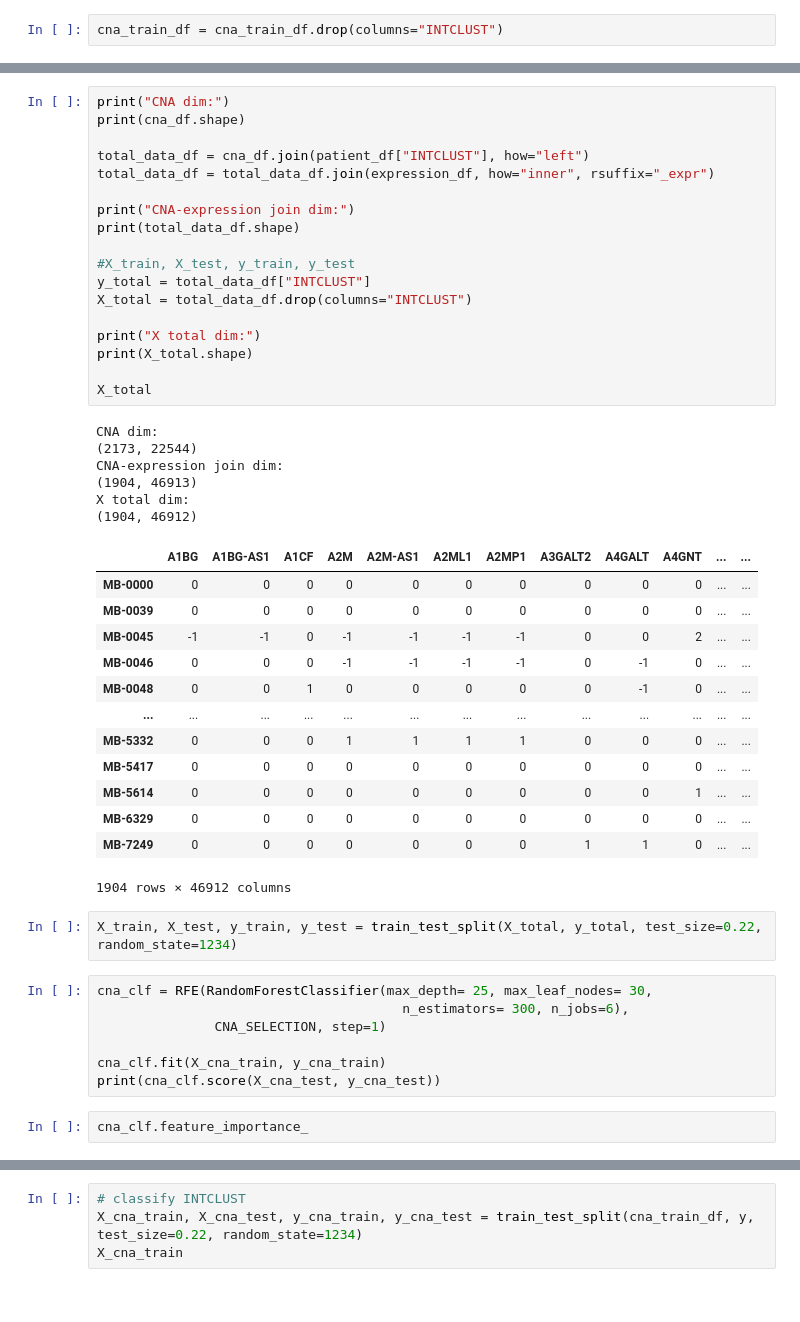
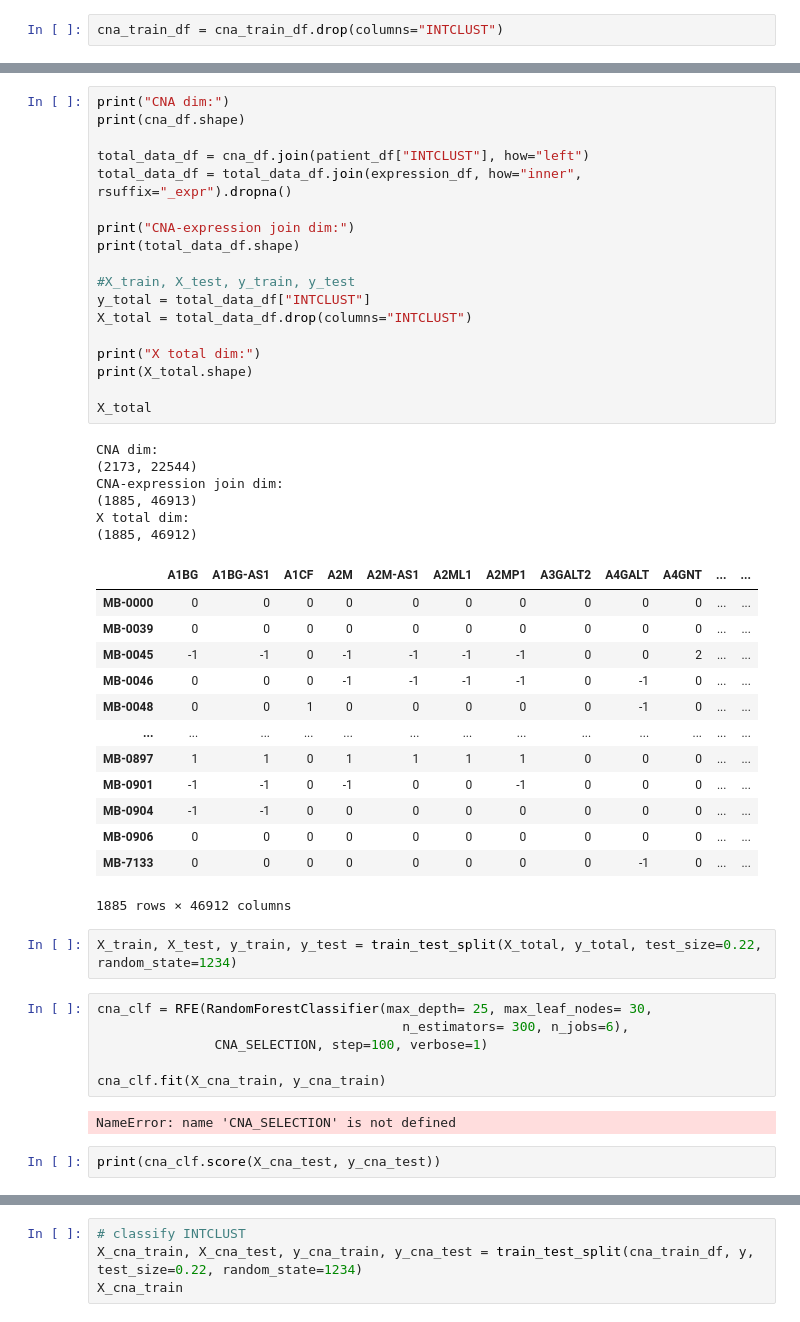
Before and after one commit to RMichae1/biohack2020, a Jupyter notebook: modeling.ipynb, the cells around one changed output, grey strips where cells are left out. Saved outputs shown, nothing was run; the diff lists cells and outputs as text.

```diff
--- a/modeling.ipynb
+++ b/modeling.ipynb
@@ -125,49 +150,50 @@ expression_df
 # %%
 print("CNA dim:")
 print(cna_df.shape)
 
 total_data_df = cna_df.join(patient_df["INTCLUST"], how="left")
-total_data_df = total_data_df.join(expression_df, how="inner", rsuffix="_expr")
+total_data_df = total_data_df.join(expression_df, how="inner", rsuffix="_expr").dropna()
 
 print("CNA-expression join dim:")
 print(total_data_df.shape)
 
 #X_train, X_test, y_train, y_test
 y_total = total_data_df["INTCLUST"]
 X_total = total_data_df.drop(columns="INTCLUST")
 
 print("X total dim:")
 print(X_total.shape)
 
 X_total
 # %% [output]
 CNA dim:
 (2173, 22544)
 CNA-expression join dim:
-(1904, 46913)
+(1885, 46913)
 X total dim:
-(1904, 46912)
+(1885, 46912)
 |  | A1BG | A1BG-AS1 | A1CF | A2M | A2M-AS1 | A2ML1 | A2MP1 | A3GALT2 | A4GALT | A4GNT | ... | ... |
 | MB-0000 | 0 | 0 | 0 | 0 | 0 | 0 | 0 | 0 | 0 | 0 | ... | ... |
 | MB-0039 | 0 | 0 | 0 | 0 | 0 | 0 | 0 | 0 | 0 | 0 | ... | ... |
 | MB-0045 | -1 | -1 | 0 | -1 | -1 | -1 | -1 | 0 | 0 | 2 | ... | ... |
 | MB-0046 | 0 | 0 | 0 | -1 | -1 | -1 | -1 | 0 | -1 | 0 | ... | ... |
 | MB-0048 | 0 | 0 | 1 | 0 | 0 | 0 | 0 | 0 | -1 | 0 | ... | ... |
 | ... | ... | ... | ... | ... | ... | ... | ... | ... | ... | ... | ... | ... |
-| MB-5332 | 0 | 0 | 0 | 1 | 1 | 1 | 1 | 0 | 0 | 0 | ... | ... |
-| MB-5417 | 0 | 0 | 0 | 0 | 0 | 0 | 0 | 0 | 0 | 0 | ... | ... |
-| MB-5614 | 0 | 0 | 0 | 0 | 0 | 0 | 0 | 0 | 0 | 1 | ... | ... |
-| MB-6329 | 0 | 0 | 0 | 0 | 0 | 0 | 0 | 0 | 0 | 0 | ... | ... |
-| MB-7249 | 0 | 0 | 0 | 0 | 0 | 0 | 0 | 1 | 1 | 0 | ... | ... |
+| MB-0897 | 1 | 1 | 0 | 1 | 1 | 1 | 1 | 0 | 0 | 0 | ... | ... |
+| MB-0901 | -1 | -1 | 0 | -1 | 0 | 0 | -1 | 0 | 0 | 0 | ... | ... |
+| MB-0904 | -1 | -1 | 0 | 0 | 0 | 0 | 0 | 0 | 0 | 0 | ... | ... |
+| MB-0906 | 0 | 0 | 0 | 0 | 0 | 0 | 0 | 0 | 0 | 0 | ... | ... |
+| MB-7133 | 0 | 0 | 0 | 0 | 0 | 0 | 0 | 0 | -1 | 0 | ... | ... |
-1904 rows × 46912 columns
+1885 rows × 46912 columns
 # %%
 X_train, X_test, y_train, y_test = train_test_split(X_total, y_total, test_size=0.22, random_state=1234)
 # %%
 cna_clf = RFE(RandomForestClassifier(max_depth= 25, max_leaf_nodes= 30,
                                        n_estimators= 300, n_jobs=6),
-               CNA_SELECTION, step=1)
+               CNA_SELECTION, step=100, verbose=1)
 
 cna_clf.fit(X_cna_train, y_cna_train)
-print(cna_clf.score(X_cna_test, y_cna_test))
+# %% [output]
+NameError: name 'CNA_SELECTION' is not defined
-# %%
-cna_clf.feature_importance_
+# %%
+print(cna_clf.score(X_cna_test, y_cna_test))
```
Also changed, not shown: parts of 23 cells of this notebook, 3 other files.
